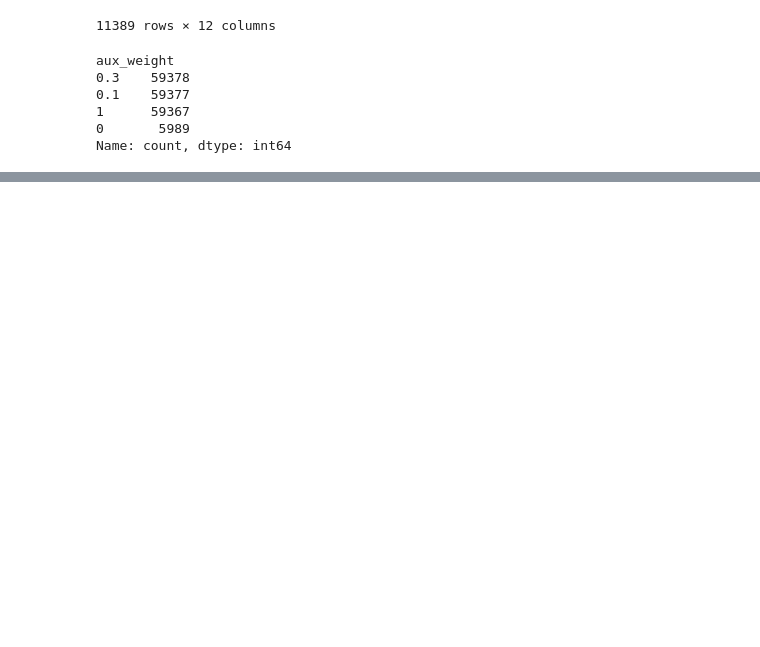
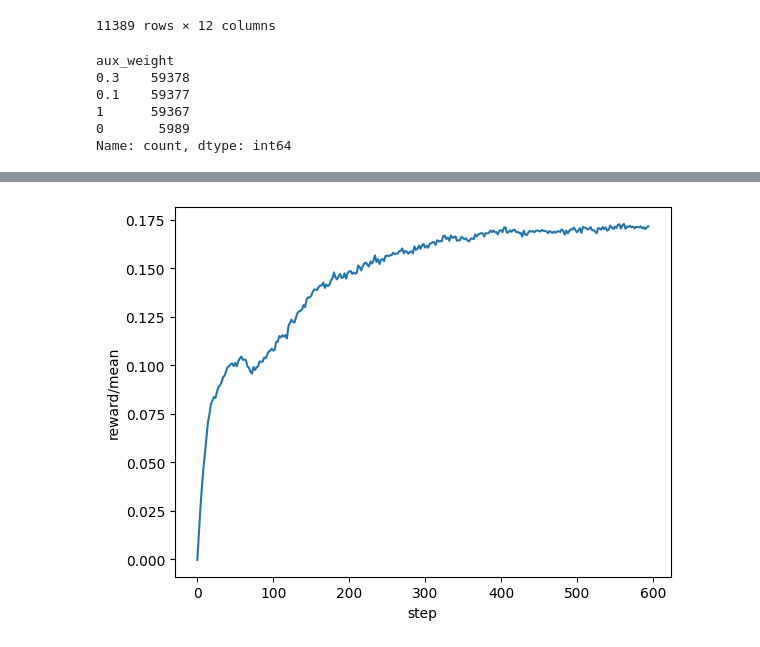
Before and after one commit to jacquesamsel/skripsie, a Jupyter notebook: view_tensorboard.ipynb, the cells around one changed output, grey strips where cells are left out. Saved outputs shown, nothing was run; the diff lists cells and outputs as text; code cells hidden in the pictures; blank space fills up the shorter version.

```diff
--- a/view_tensorboard.ipynb
+++ b/view_tensorboard.ipynb
@@ -569,0 +570,6 @@ plt.savefig("results/figures/training_perf.pdf", bbox_inches="tight")
+# %%
+baseline = load_runs(logdir="runs_old").pivot_table(index="step", columns="tag", values="value").reset_index()
+sns.lineplot(baseline * 2, x="step", y="reward/mean")
+plt.savefig("results/figures/baseline_reward.pdf")
+# %% [output]
+[figure, added]
```
Also changed, not shown: parts of 2 cells of this notebook, 8 other files.
